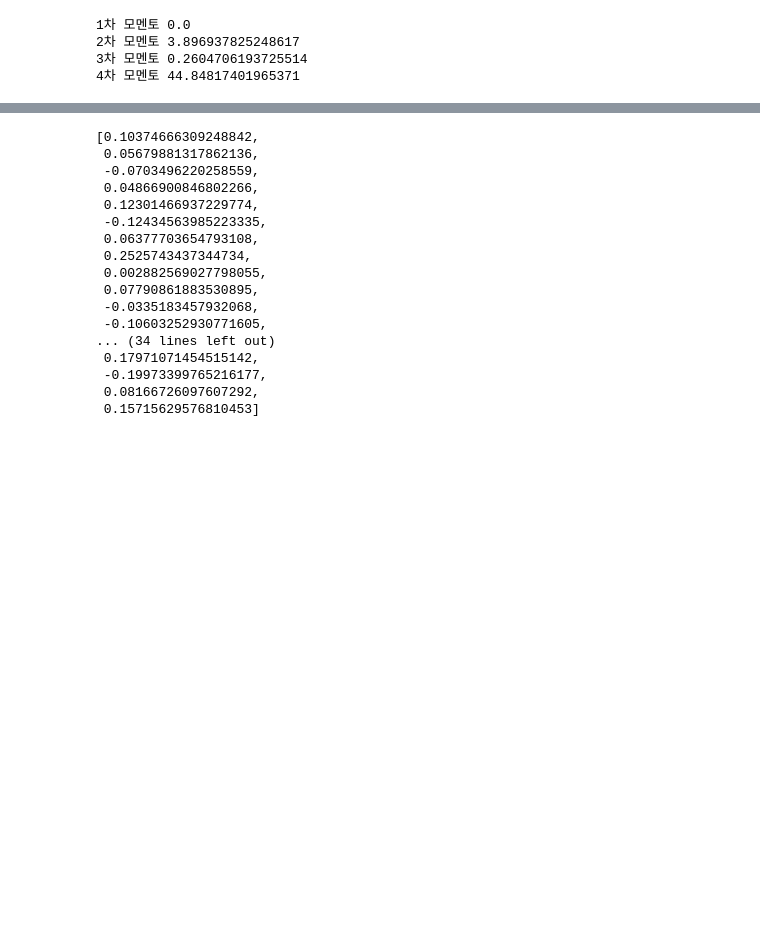
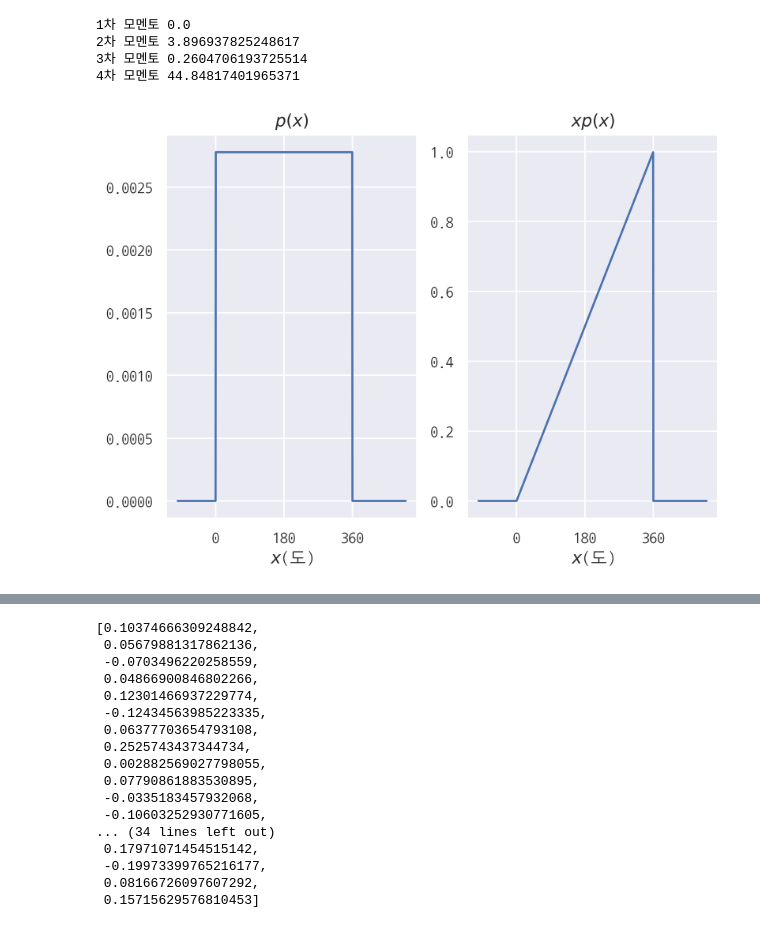
Before and after one commit to hmkim312/TIL, a Jupyter notebook: math/07_확률변수와 상관관계.ipynb, the cells around one changed output, grey strips where cells are left out. Saved outputs shown, nothing was run; the diff lists cells and outputs as text; code cells hidden in the pictures; blank space fills up the shorter version.

```diff
--- a/math/07_확률변수와 상관관계.ipynb
+++ b/math/07_확률변수와 상관관계.ipynb
@@ -202,0 +230,24 @@ print('4차 모멘토', sp.stats.moment(x, 4)) # 첨도
+# %%
+# 확률변수의 기댓값
+# 공정한 회전하는 원반의 확률밀도함수와 확률밀도함수에 x가 곱해진 것
+x = np.linspace(-100, 500, 1000)  # -100부터 500까지 1000개
+p = np.zeros_like(x)
+p[(0 < x) & (x <= 360)] = 1/360
+xp = x * p # x * p(x)
+
+
+plt.subplot(121)
+plt.plot(x,p)
+plt.xticks([0, 180, 360])
+plt.title('$p(x)$')
+plt.xlabel('$x$(도)')
+
+plt.subplot(122)
+plt.plot(x,xp)
+plt.xticks([0,180,360])
+plt.title('$xp(x)$')
+plt.xlabel('$x$(도)')
+
+plt.show()
+# %% [output]
+[figure, added]
```
Also changed, not shown: parts of 17 cells of this notebook.
